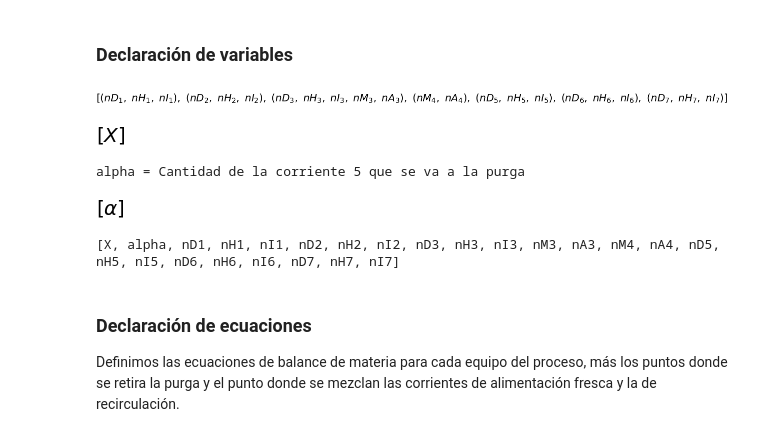
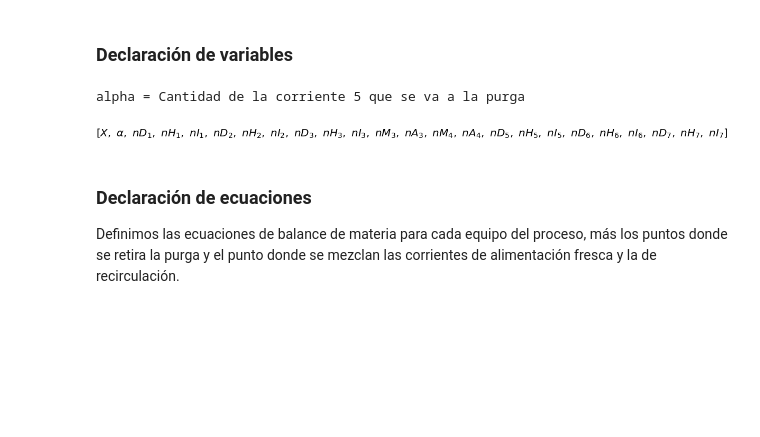
Before and after one commit to Matias-Henriquez/Seminario_Huelva_2019, a Jupyter notebook: 02 - Balances de Materia y Energía/Balances de Materia.ipynb, the cells around one changed output. Saved outputs shown, nothing was run; the diff lists cells and outputs as text; code cells hidden in the pictures; blank space fills up the shorter version.

```diff
--- a/02 - Balances de Materia y Energía/Balances de Materia.ipynb
+++ b/02 - Balances de Materia y Energía/Balances de Materia.ipynb
@@ -126,9 +126,9 @@ display(extents)
 Agrupamos todas las variables en una lista:
 # %%
 variables=[]
-for x in extents:
+for x in avances:
     variables.append(x)
-for s in stream_table:
+for s in tabla_corrientes:
     for x in s:
         variables.append(x)
 print(variables)
@@ -197,28 +197,28 @@ print("***************************")
 print("*** TABLA DE CORRIENTES ***")
 print("***************************")
 nVars = 0
-nStreams = 1
-for s in stream_table:
-    print("\nCorriente %d\n"%nStreams)
-    nStreams += 1
+nCorrientes = 1
+for s in tabla_corrientes:
+    print("\nCorriente %d\n"%nCorrientes)
+    nCorrientes += 1
     for v in s:
         nVars += 1
         print("\tVariable: {:5s}".format(v.name))
-print("\n%d Variables en %d corrientes\n" % (nVars, len(stream_table)))
+print("\n%d Variables en %d corrientes\n" % (nVars, len(tabla_corrientes)))
 
 print("***************************")
 print("*** TABLA DE REACCIONES ***")
 print("***************************")
 
-print("\n%d Avances de Reacción\n" % len(extents))
-for v in extents:
+print("\n%d Avances de Reacción\n" % len(avances))
+for v in avances:
     print("\tAvance: ", v.name)
 
 print("\n*****************************")
 print("*** Nº TOTAL DE VARIABLES ***")
 print("*****************************")
 print("\n%d Variables = %d Variables de Corriente + %d Avances de Reacción \n" \
-    % (len(variables),nVars,len(extents)))
+    % (len(variables),nVars,len(avances)))
 # %% [output]
 ***************************
 *** TABLA DE CORRIENTES ***
@@ -330,45 +358,39 @@ Como regla general, eligiremos como base de cálculo aquella corriente de la que
 # %% [markdown]
 ### Declaración de variables
 # %%
-stream1=sym.var('nD1 nH1 nI1')
-stream2=sym.var('nD2 nH2 nI2')
-stream3=sym.var('nD3 nH3 nI3 nM3 nA3')
-stream4=sym.var('nM4 nA4')
-stream5=sym.var('nD5 nH5 nI5')
-stream6=sym.var('nD6 nH6 nI6')
-stream7=sym.var('nD7 nH7 nI7')
-stream_table=[]
-stream_table.append(stream1)
-stream_table.append(stream2)
-stream_table.append(stream3)
-stream_table.append(stream4)
-stream_table.append(stream5)
-stream_table.append(stream6)
-stream_table.append(stream7)
-display(stream_table)
+corriente1=sym.var('nD1 nH1 nI1')
+corriente2=sym.var('nD2 nH2 nI2')
+corriente3=sym.var('nD3 nH3 nI3 nM3 nA3')
+corriente4=sym.var('nM4 nA4')
+corriente5=sym.var('nD5 nH5 nI5')
+corriente6=sym.var('nD6 nH6 nI6')
+corriente7=sym.var('nD7 nH7 nI7')
+tabla_corrientes=[]
+tabla_corrientes.append(corriente1)
+tabla_corrientes.append(corriente2)
+tabla_corrientes.append(corriente3)
+tabla_corrientes.append(corriente4)
+tabla_corrientes.append(corriente5)
+tabla_corrientes.append(corriente6)
+tabla_corrientes.append(corriente7)
 
-extents=[sym.var('X')]
-display(extents)
+avances=[sym.var('X')]
 
 print("alpha = Cantidad de la corriente 5 que se va a la purga")
-split=[sym.var('alpha')]
-display(split)
+divisor=[sym.var('alpha')]
 
 variables=[]
-for x in extents:
+for x in avances:
     variables.append(x)
-for x in split:
+for x in divisor:
     variables.append(x)
-for s in stream_table:
+for s in tabla_corrientes:
     for x in s:
         variables.append(x)
-print(variables)
+display(variables)
 # %% [output]
+alpha = Cantidad de la corriente 5 que se va a la purga
-[figure, old version]
+[figure, new version]
-[figure, removed]
-alpha = Cantidad de la corriente 5 que se va a la purga
-[figure, removed]
-[X, alpha, nD1, nH1, nI1, nD2, nH2, nI2, nD3, nH3, nI3, nM3, nA3, nM4, nA4, nD5, nH5, nI5, nD6, nH6, nI6, nD7, nH7, nI7]
 # %% [markdown]
 ### Declaración de ecuaciones
 
```
Also changed, not shown: parts of 18 cells of this notebook, 26 other files.
